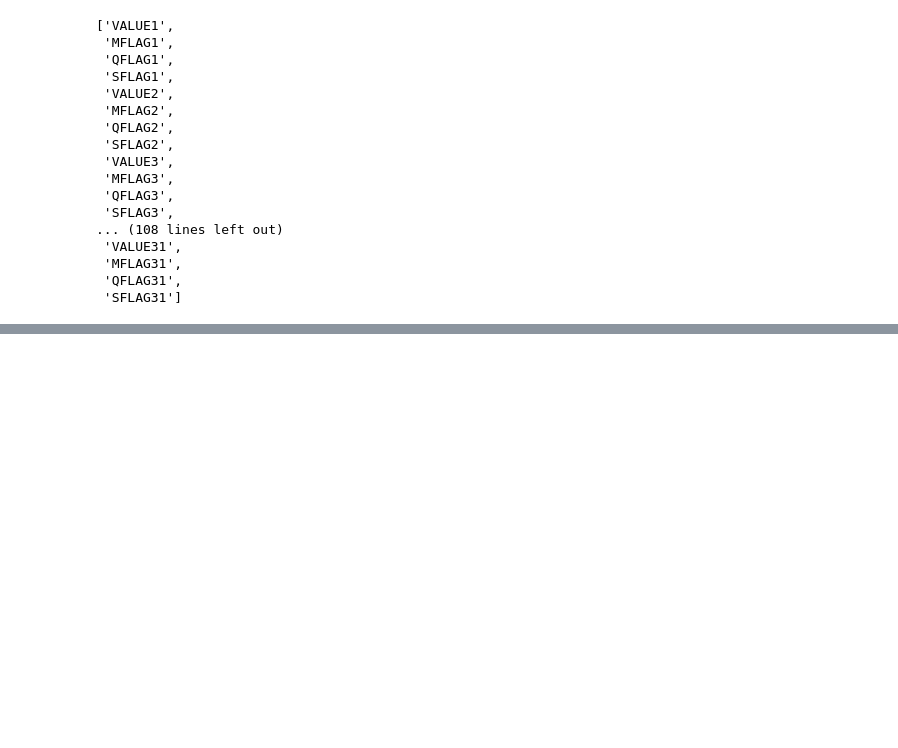
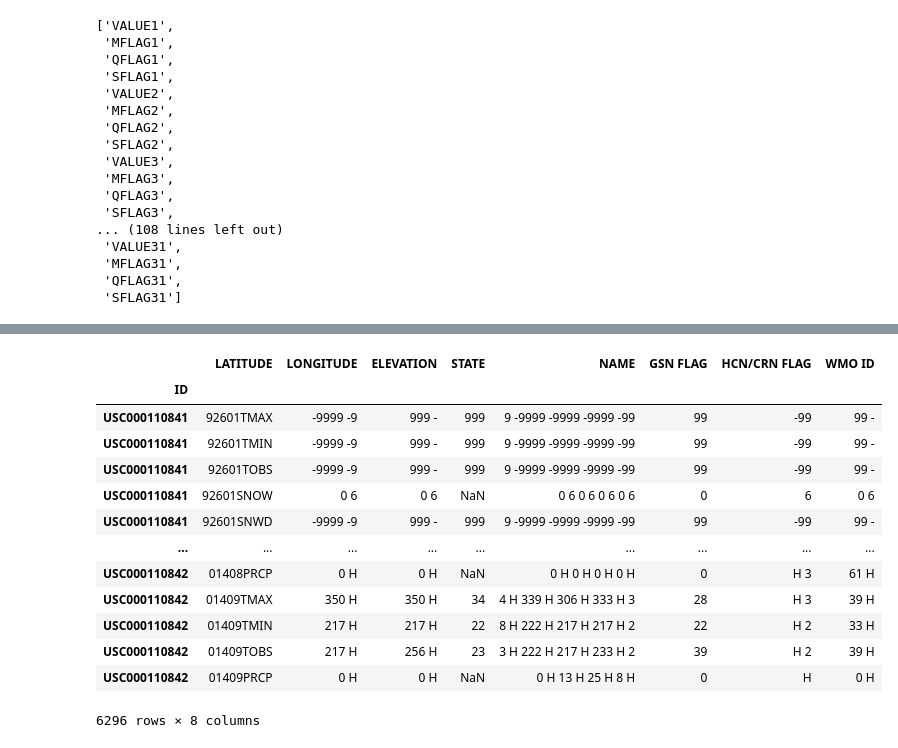
Before and after one commit to RichardBoulet/Futures_Price_Predictor, a Jupyter notebook: Untitled.ipynb, the cells around one changed output, grey strips where cells are left out. Saved outputs shown, nothing was run; the diff lists cells and outputs as text; code cells hidden in the pictures; blank space fills up the shorter version.

```diff
--- a/Untitled.ipynb
+++ b/Untitled.ipynb
@@ -138,0 +324,17 @@ flat_data_col_dtypes
+# %%
+read_station_metadata(filename=path)
+# %% [output]
+|  | LATITUDE | LONGITUDE | ELEVATION | STATE | NAME | GSN FLAG | HCN/CRN FLAG | WMO ID |
+| ID |  |  |  |  |  |  |  |  |
+| USC000110841 | 92601TMAX | -9999 -9 | 999 - | 999 | 9 -9999 -9999 -9999 -99 | 99 | -99 | 99 - |
+| USC000110841 | 92601TMIN | -9999 -9 | 999 - | 999 | 9 -9999 -9999 -9999 -99 | 99 | -99 | 99 - |
+| USC000110841 | 92601TOBS | -9999 -9 | 999 - | 999 | 9 -9999 -9999 -9999 -99 | 99 | -99 | 99 - |
+| USC000110841 | 92601SNOW | 0 6 | 0 6 | NaN | 0 6 0 6 0 6 0 6 | 0 | 6 | 0 6 |
+| USC000110841 | 92601SNWD | -9999 -9 | 999 - | 999 | 9 -9999 -9999 -9999 -99 | 99 | -99 | 99 - |
+| ... | ... | ... | ... | ... | ... | ... | ... | ... |
+| USC000110842 | 01408PRCP | 0 H | 0 H | NaN | 0 H 0 H 0 H 0 H | 0 | H 3 | 61 H |
+| USC000110842 | 01409TMAX | 350 H | 350 H | 34 | 4 H 339 H 306 H 333 H 3 | 28 | H 3 | 39 H |
+| USC000110842 | 01409TMIN | 217 H | 217 H | 22 | 8 H 222 H 217 H 217 H 2 | 22 | H 2 | 33 H |
+| USC000110842 | 01409TOBS | 217 H | 256 H | 23 | 3 H 222 H 217 H 233 H 2 | 39 | H 2 | 39 H |
+| USC000110842 | 01409PRCP | 0 H | 0 H | NaN | 0 H 13 H 25 H 8 H | 0 | H | 0 H |
+6296 rows × 8 columns
```
Also changed, not shown: parts of 6 cells of this notebook.
